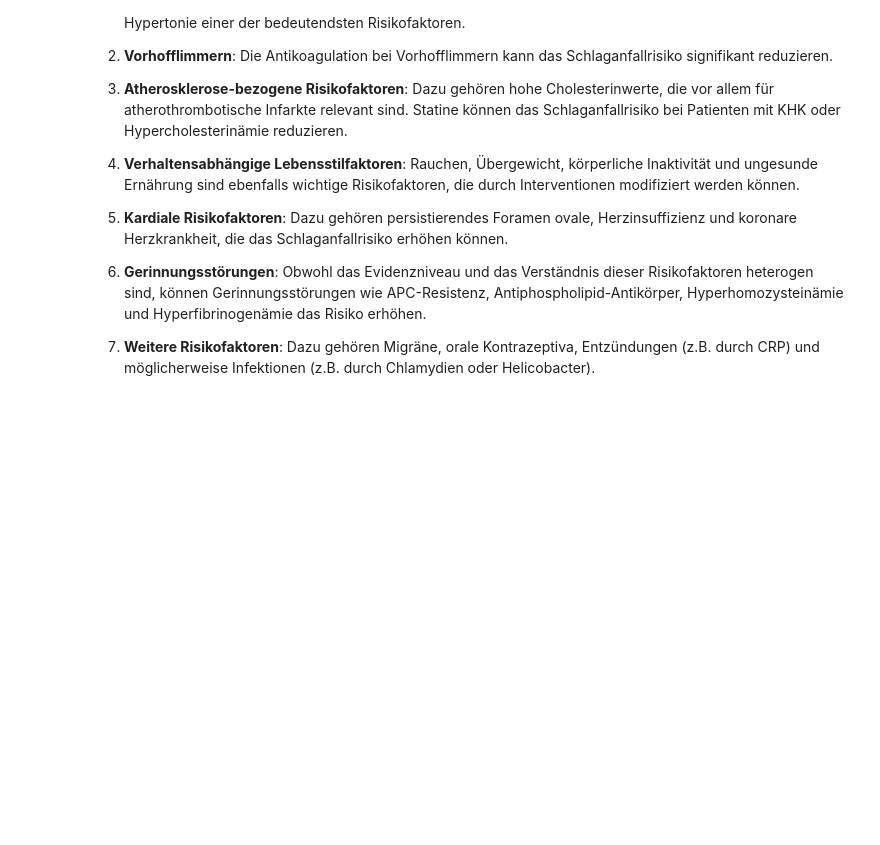
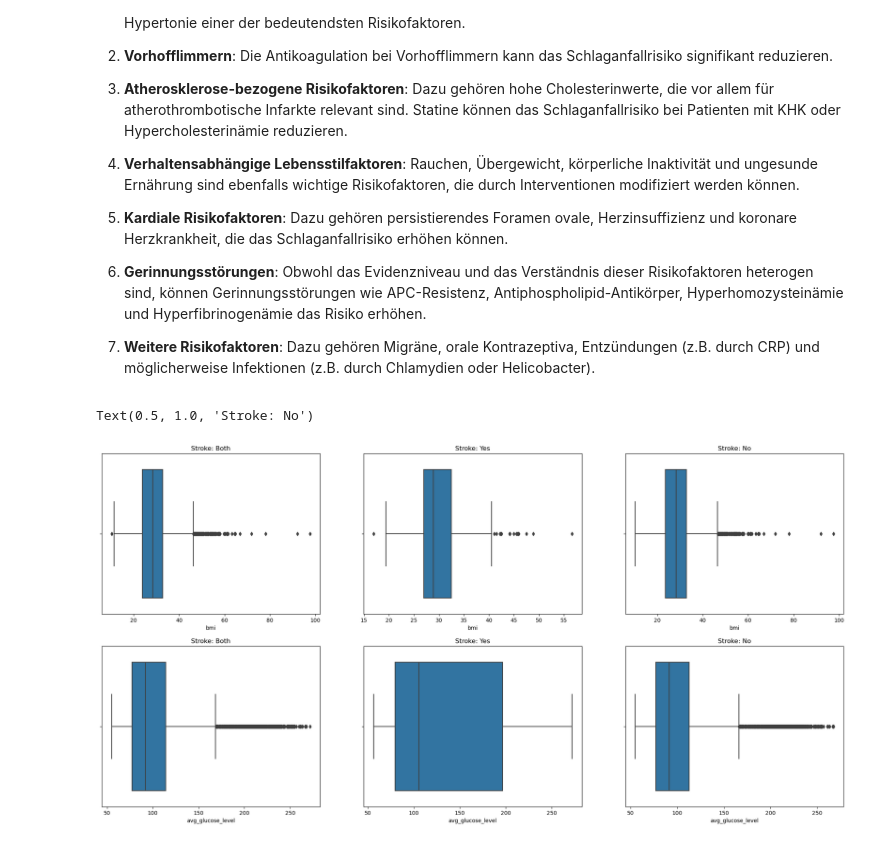
Before and after one commit to lukas-stamm/data-exploration-project, a Jupyter notebook: source_code.ipynb, the cells around one changed output. Saved outputs shown, nothing was run; the diff lists cells and outputs as text; code cells hidden in the pictures; blank space fills up the shorter version.

```diff
--- a/source_code.ipynb
+++ b/source_code.ipynb
@@ -349,3 +408,29 @@ Aus dem Auszug aus "Der Nervenarzt" (Weih, M., Müller-Nordhorn, J., Amberger, N
 
 
 7. **Weitere Risikofaktoren**: Dazu gehören Migräne, orale Kontrazeptiva, Entzündungen (z.B. durch CRP) und möglicherweise Infektionen (z.B. durch Chlamydien oder Helicobacter).
+# %%
+stroke_yes = df_2[df_2['stroke'] == 1]
+stroke_no = df_2[df_2['stroke'] == 0]
+
+fig, ax = pyplt.subplots(nrows=2, ncols=3, figsize=(25, 12))
+
+sns.boxplot(x=df_2['bmi'], ax=ax[0,0])
+ax[0,0].set_title('Stroke: Both')
+
+sns.boxplot(x=stroke_yes['bmi'], ax=ax[0,1])
+ax[0,1].set_title('Stroke: Yes')
+
+sns.boxplot(x=stroke_no['bmi'], ax=ax[0,2])
+ax[0,2].set_title('Stroke: No')
+
+sns.boxplot(x=df_2['avg_glucose_level'], ax=ax[1,0])
+ax[1,0].set_title('Stroke: Both')
+
+sns.boxplot(x=stroke_yes['avg_glucose_level'], ax=ax[1,1])
+ax[1,1].set_title('Stroke: Yes')
+
+sns.boxplot(x=stroke_no['avg_glucose_level'], ax=ax[1,2])
+ax[1,2].set_title('Stroke: No')
+# %% [output]
+Text(0.5, 1.0, 'Stroke: No')
+[figure, added]
```
Also changed, not shown: parts of 8 cells of this notebook.
